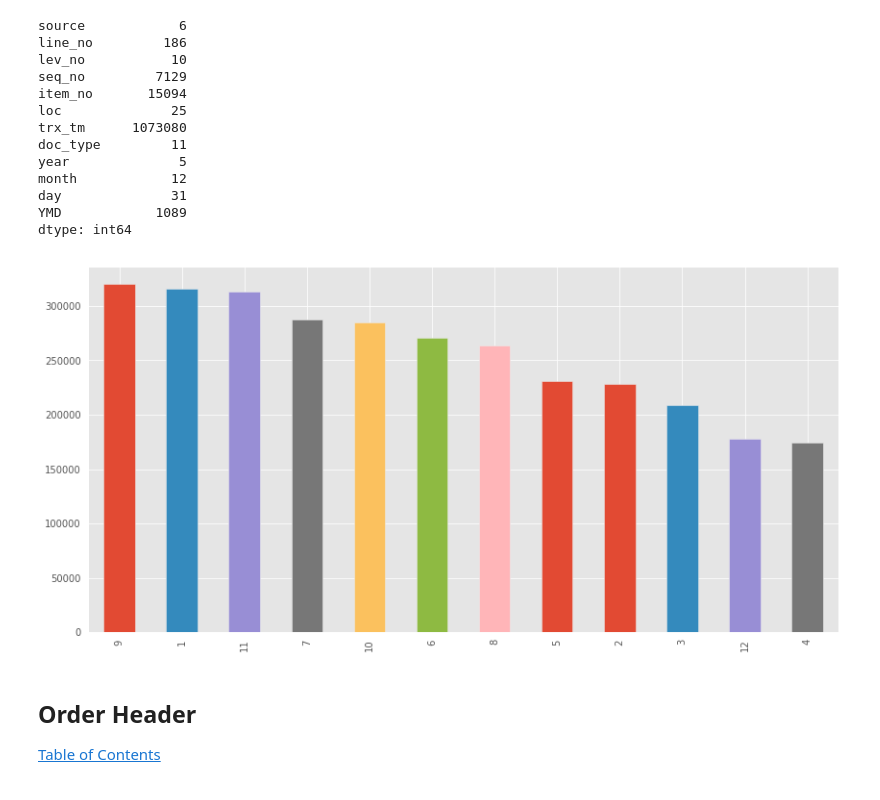
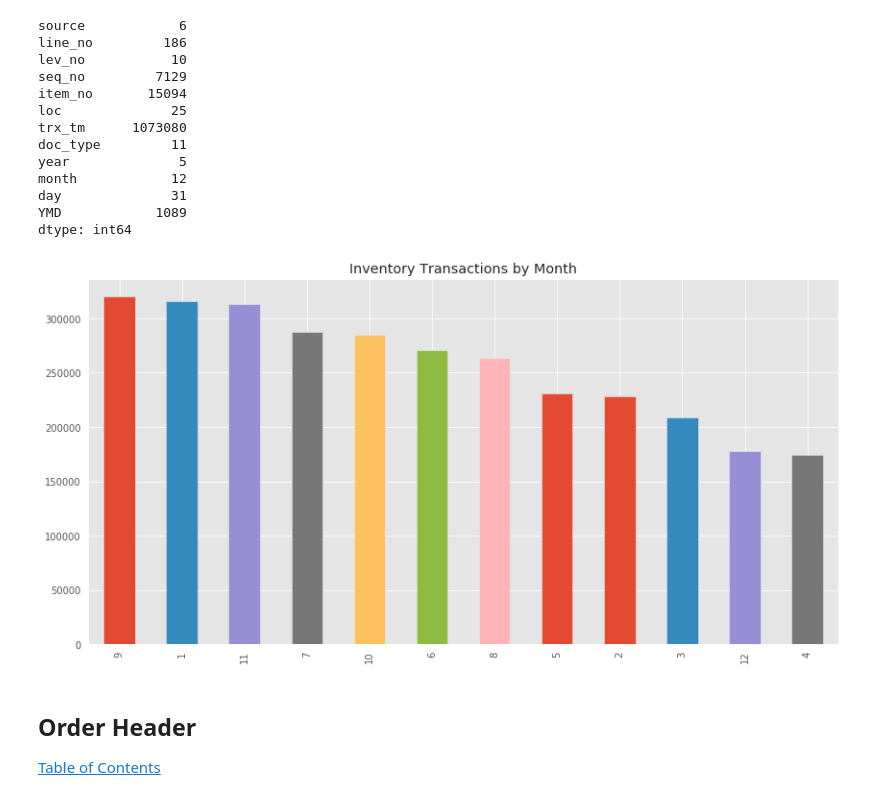
Before and after one commit to upandacross/Second-Harvest-Data-Dive-2019, a Jupyter notebook: Preliminary Data Exploration.ipynb, the cells around one changed output. Cells and saved outputs as stored; diff of their text form; code cells hidden in the pictures.

Commit message:
Add titles to plots

```diff
--- a/Preliminary Data Exploration.ipynb
+++ b/Preliminary Data Exploration.ipynb
@@ -474,9 +475,10 @@ day              31
 YMD            1089
 dtype: int64
 # %%
-df_invtrans.month.value_counts().plot.bar();
+df_invtrans.month.value_counts().plot.bar()
+plt.title('Inventory Transactions by Month');
 # %% [output]
-[figure, old version]
+[figure, new version]
 # %%
 #df_invtrans.to_csv('processed/InventoryTransactions.csv', index=False)
 # %%
```
Also changed, not shown: parts of 2 cells of this notebook.
